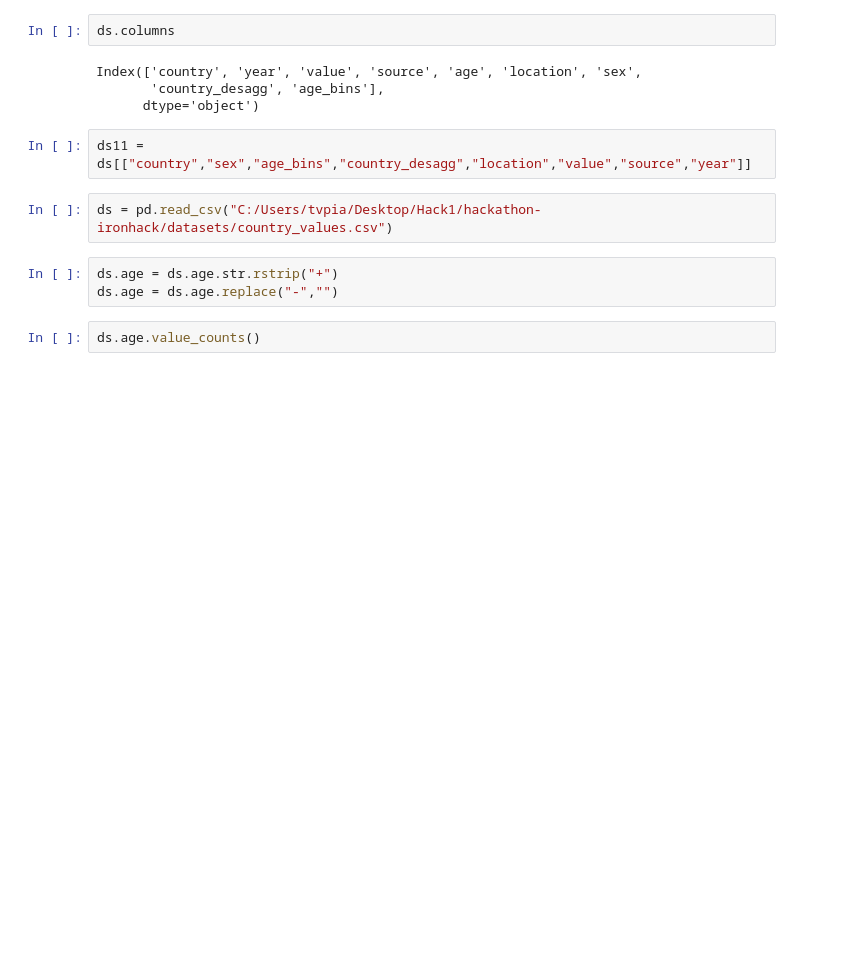
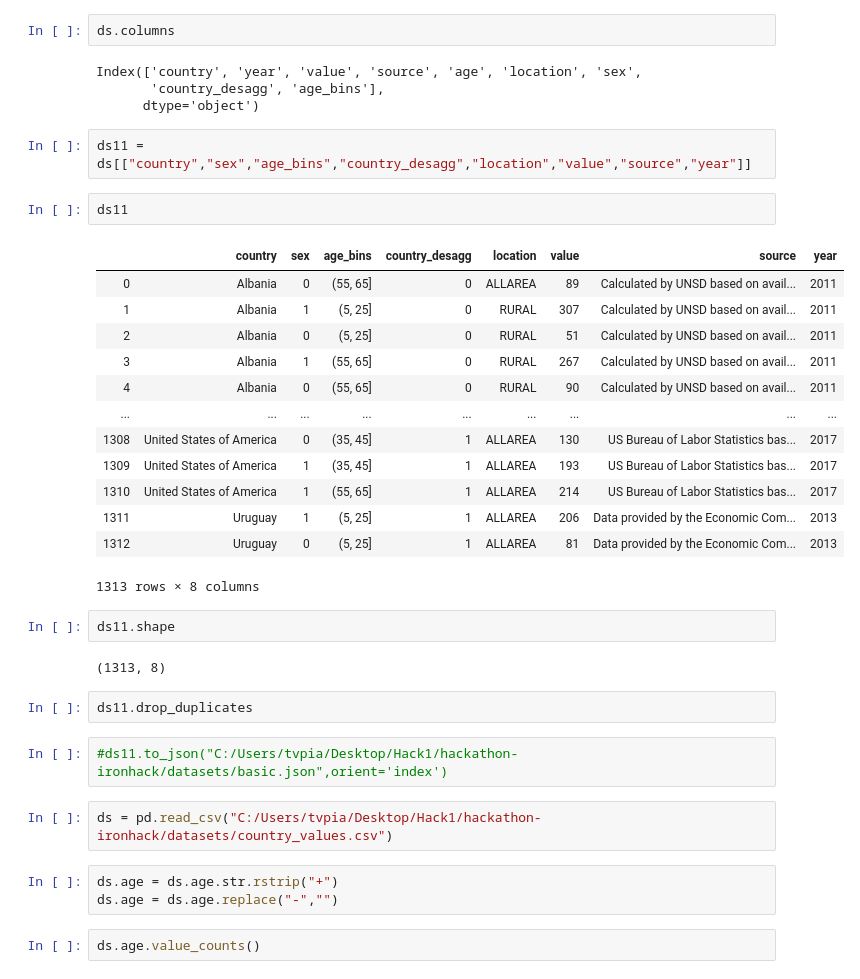
Before and after one commit to aariops/hackathon-ironhack, a Jupyter notebook: notebooks/Tri.ipynb, the cells around one changed output. Drawn from its saved outputs; the diff is of its cells as text; blank space fills up the shorter version.

Commit message:
basic json updated

```diff
--- a/notebooks/Tri.ipynb
+++ b/notebooks/Tri.ipynb
@@ -523,6 +523,30 @@ Index(['country', 'year', 'value', 'source', 'age', 'location', 'sex',
       dtype='object')
 # %%
 ds11 = ds[["country","sex","age_bins","country_desagg","location","value","source","year"]]
+# %%
+ds11
+# %% [output]
+|  | country | sex | age_bins | country_desagg | location | value | source | year |
+| 0 | Albania | 0 | (55, 65] | 0 | ALLAREA | 89 | Calculated by UNSD based on avail... | 2011 |
+| 1 | Albania | 1 | (5, 25] | 0 | RURAL | 307 | Calculated by UNSD based on avail... | 2011 |
+| 2 | Albania | 0 | (5, 25] | 0 | RURAL | 51 | Calculated by UNSD based on avail... | 2011 |
+| 3 | Albania | 1 | (55, 65] | 0 | RURAL | 267 | Calculated by UNSD based on avail... | 2011 |
+| 4 | Albania | 0 | (55, 65] | 0 | RURAL | 90 | Calculated by UNSD based on avail... | 2011 |
+| ... | ... | ... | ... | ... | ... | ... | ... | ... |
+| 1308 | United States of America | 0 | (35, 45] | 1 | ALLAREA | 130 | US Bureau of Labor Statistics bas... | 2017 |
+| 1309 | United States of America | 1 | (35, 45] | 1 | ALLAREA | 193 | US Bureau of Labor Statistics bas... | 2017 |
+| 1310 | United States of America | 1 | (55, 65] | 1 | ALLAREA | 214 | US Bureau of Labor Statistics bas... | 2017 |
+| 1311 | Uruguay | 1 | (5, 25] | 1 | ALLAREA | 206 | Data provided by the Economic Com... | 2013 |
+| 1312 | Uruguay | 0 | (5, 25] | 1 | ALLAREA | 81 | Data provided by the Economic Com... | 2013 |
+1313 rows × 8 columns
+# %%
+ds11.shape
+# %% [output]
+(1313, 8)
+# %%
+ds11.drop_duplicates
+# %%
+#ds11.to_json("C:/Users/tvpia/Desktop/Hack1/hackathon-ironhack/datasets/basic.json",orient='index')
 # %%
 ds = pd.read_csv("C:/Users/tvpia/Desktop/Hack1/hackathon-ironhack/datasets/country_values.csv")
 # %%
```
Also changed, not shown: 1 other file.
